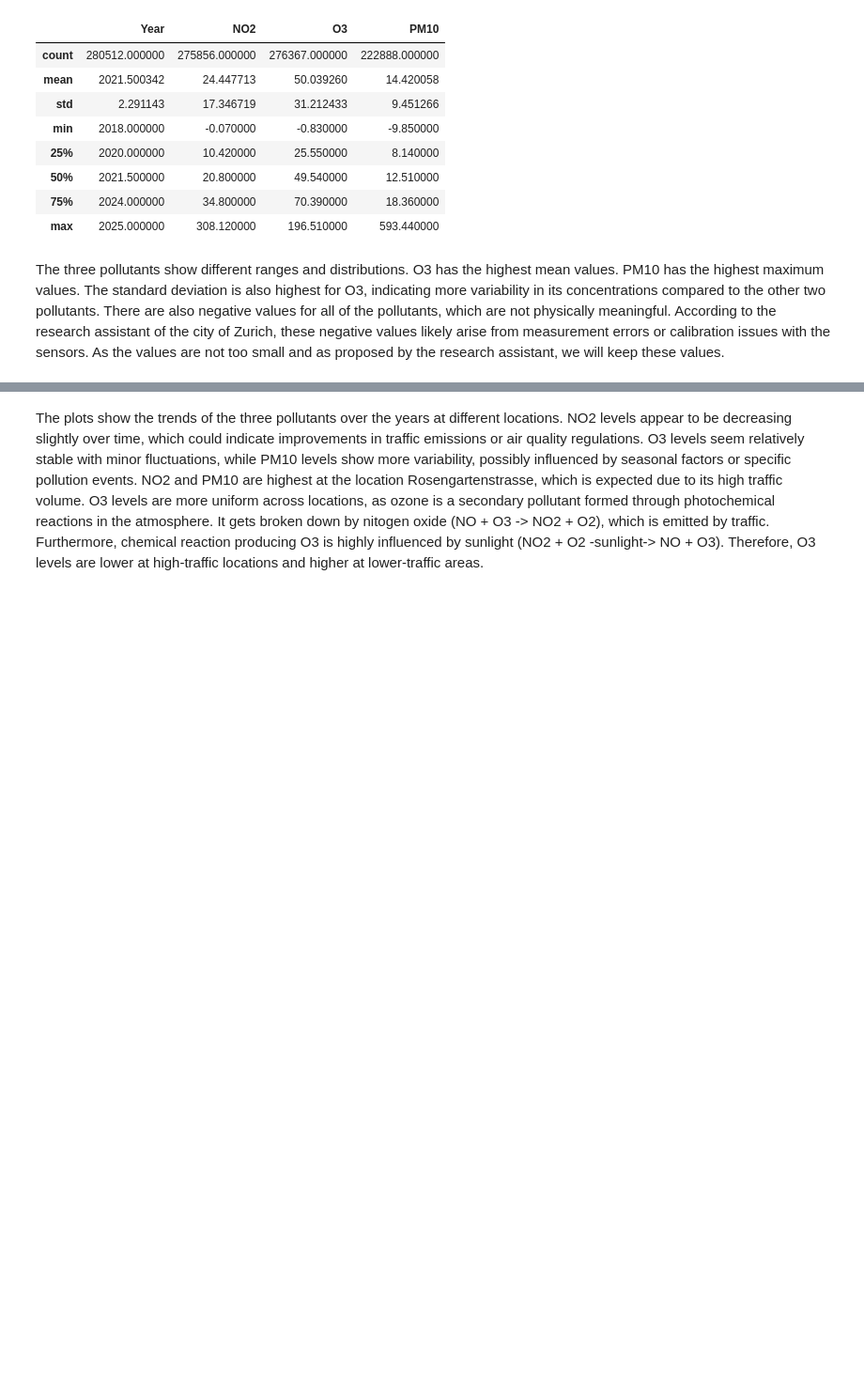
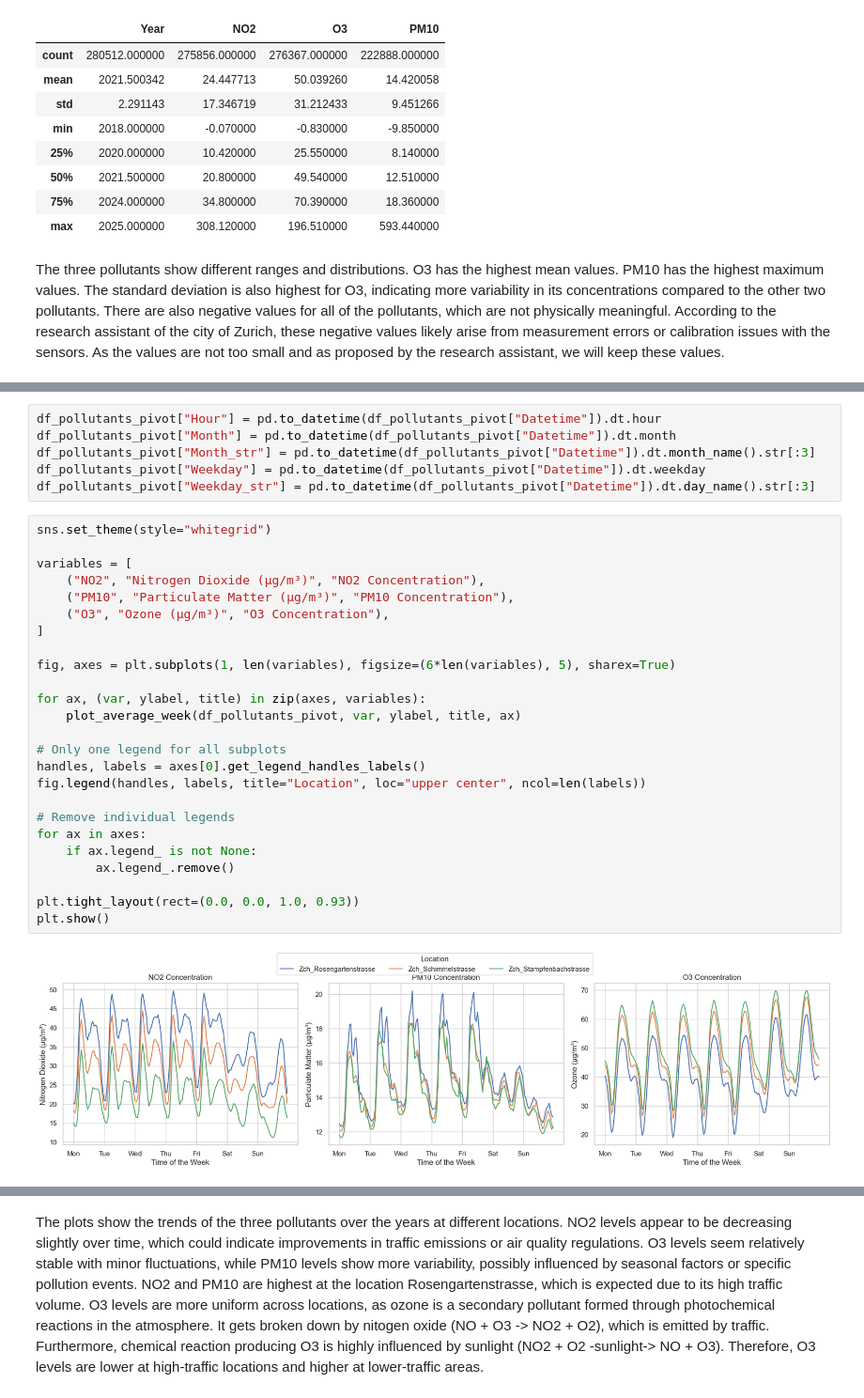
Before and after one commit to JitkaRantanen/AS2025_CO2-GroupProject, a Jupyter notebook: Masterfile.ipynb, the cells around one changed output, grey strips where cells are left out. Shown at 94% size. Saved outputs shown, nothing was run; the diff lists cells and outputs as text; blank space fills up the shorter version.

```diff
--- a/Masterfile.ipynb
+++ b/Masterfile.ipynb
@@ -770,0 +803,33 @@ sns.set_theme(style="ticks")
+# %%
+df_pollutants_pivot["Hour"] = pd.to_datetime(df_pollutants_pivot["Datetime"]).dt.hour
+df_pollutants_pivot["Month"] = pd.to_datetime(df_pollutants_pivot["Datetime"]).dt.month
+df_pollutants_pivot["Month_str"] = pd.to_datetime(df_pollutants_pivot["Datetime"]).dt.month_name().str[:3]
+df_pollutants_pivot["Weekday"] = pd.to_datetime(df_pollutants_pivot["Datetime"]).dt.weekday
+df_pollutants_pivot["Weekday_str"] = pd.to_datetime(df_pollutants_pivot["Datetime"]).dt.day_name().str[:3]
+# %%
+sns.set_theme(style="whitegrid")
+
+variables = [
+    ("NO2", "Nitrogen Dioxide (µg/m³)", "NO2 Concentration"),
+    ("PM10", "Particulate Matter (µg/m³)", "PM10 Concentration"),
+    ("O3", "Ozone (µg/m³)", "O3 Concentration"),
+]
+
+fig, axes = plt.subplots(1, len(variables), figsize=(6*len(variables), 5), sharex=True)
+
+for ax, (var, ylabel, title) in zip(axes, variables):
+    plot_average_week(df_pollutants_pivot, var, ylabel, title, ax)
+
+# Only one legend for all subplots
+handles, labels = axes[0].get_legend_handles_labels()
+fig.legend(handles, labels, title="Location", loc="upper center", ncol=len(labels))
+
+# Remove individual legends
+for ax in axes:
+    if ax.legend_ is not None:
+        ax.legend_.remove()
+
+plt.tight_layout(rect=(0.0, 0.0, 1.0, 0.93))
+plt.show()
+# %% [output]
+[figure, added]
```
Also changed, not shown: parts of 86 cells of this notebook.
